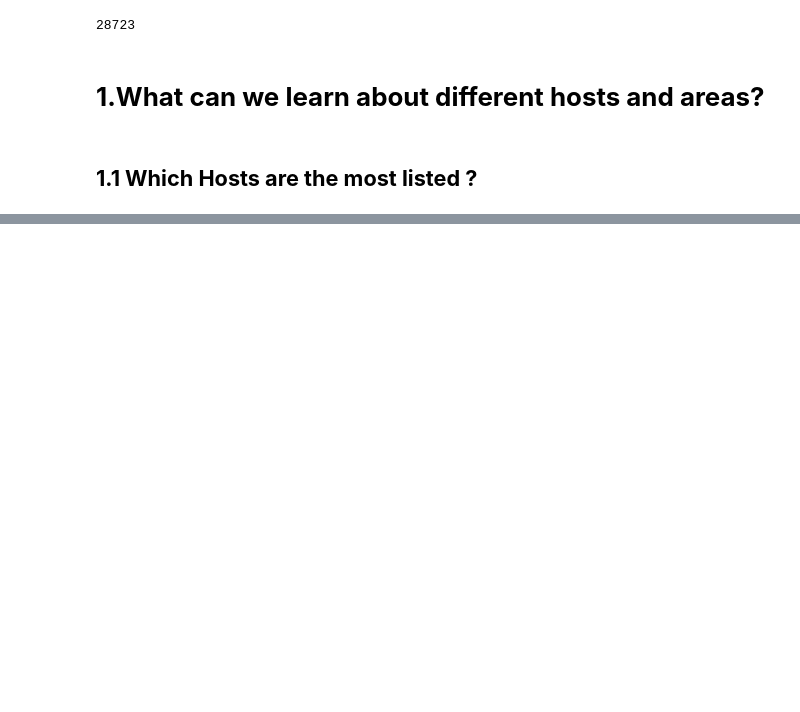
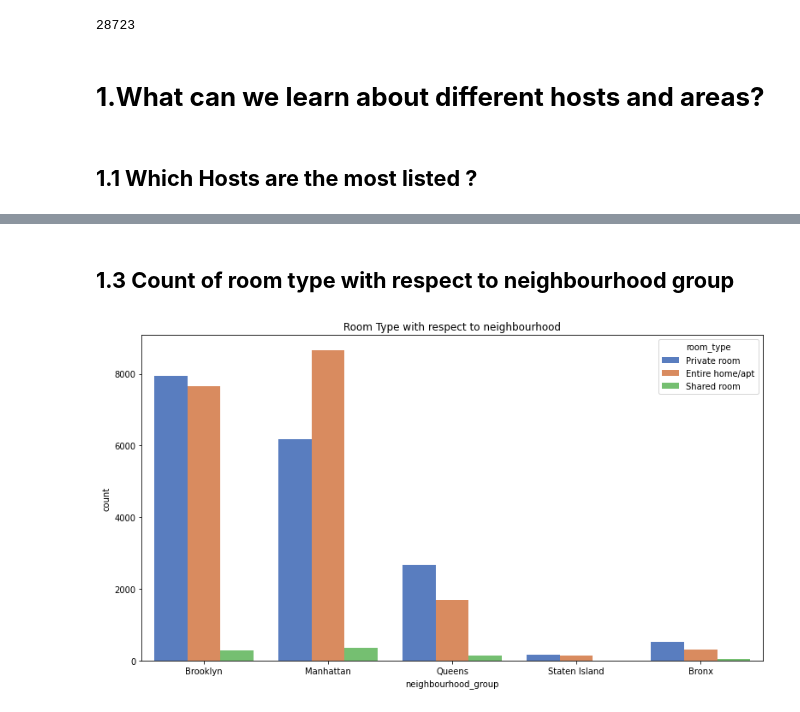
Before and after one commit to Prahalpm/Airbnb-Booking-Analysis-Team-Capstone-Project, a Jupyter notebook: Airbnb_Bookings_Analysis_Capstone_Project.ipynb, the cells around one changed output, grey strips where cells are left out. Cells and saved outputs as stored; diff of their text form; code cells hidden in the pictures; blank space fills up the shorter version.

```diff
--- a/Airbnb_Bookings_Analysis_Capstone_Project.ipynb
+++ b/Airbnb_Bookings_Analysis_Capstone_Project.ipynb
@@ -218,0 +239,9 @@ Most_listed_host[:10].plot(kind='bar')
+# %% [markdown]
+## **1.3 Count of room type with respect to neighbourhood group**
+# %%
+plt.figure(figsize=(13,7))
+plt.title("Room Type with respect to neighbourhood")
+sns.countplot(df_no_outlier.neighbourhood_group,hue=df_no_outlier.room_type, palette="muted")
+plt.show()
+# %% [output]
+[figure, added]
```
Also changed, not shown: parts of 31 cells of this notebook.
